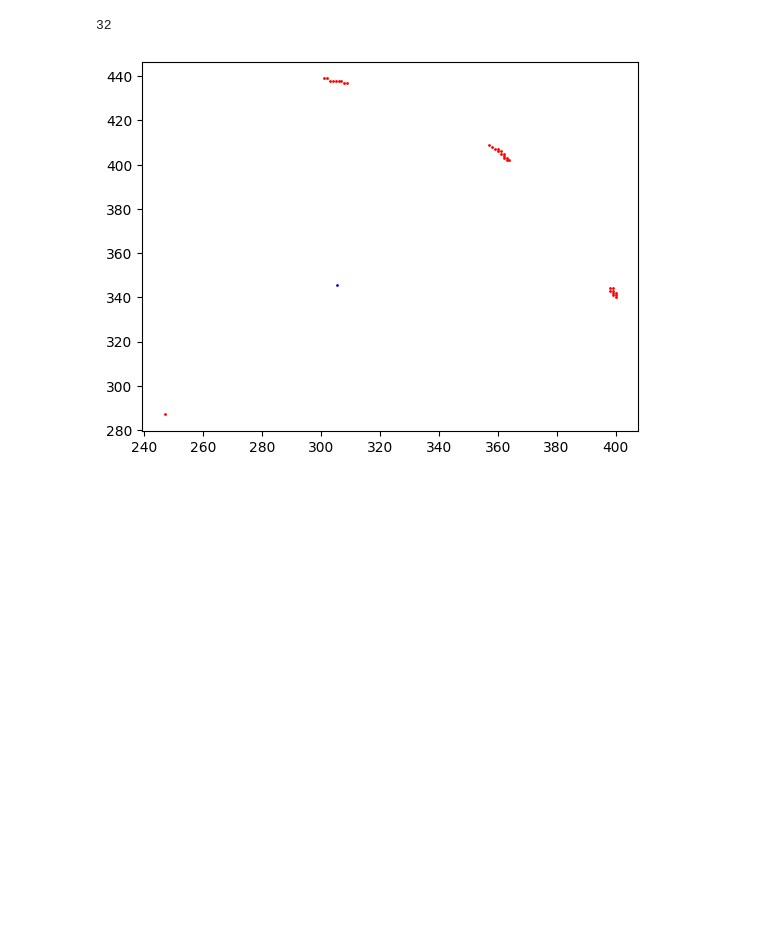
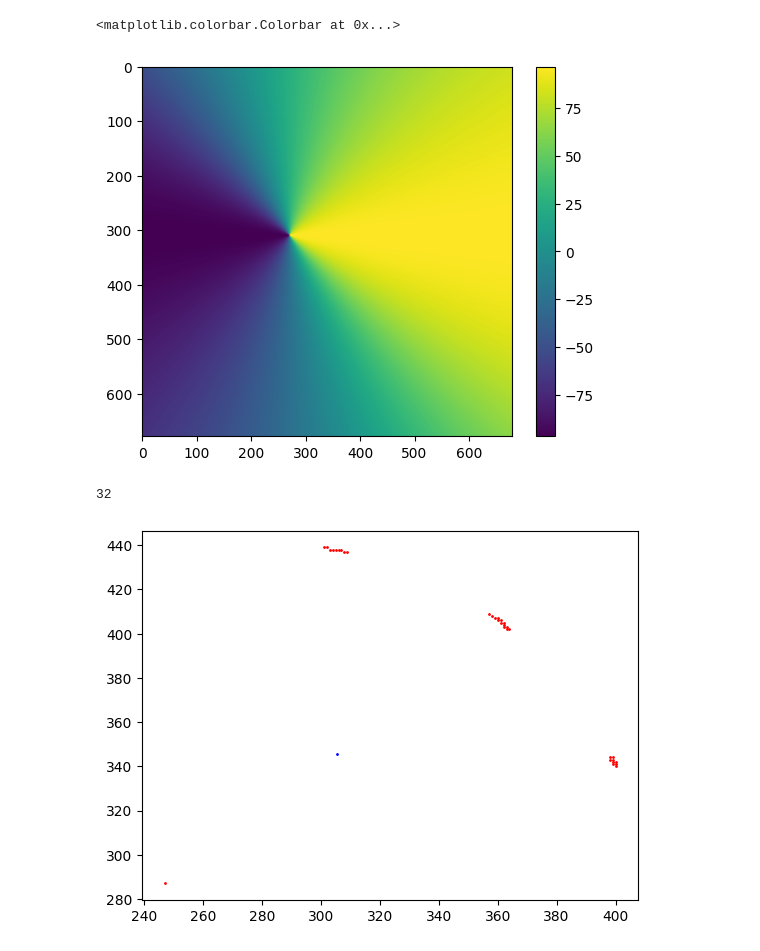
Before and after one commit to diceandcats/SURE-GW-lensing, a Jupyter notebook: Real stuffs/subpixel.ipynb, the cells around one changed output. Drawn from its saved outputs; the diff is of its cells as text; code cells hidden in the pictures; blank space fills up the shorter version.

```diff
--- a/Real stuffs/subpixel.ipynb
+++ b/Real stuffs/subpixel.ipynb
@@ -17,33 +17,40 @@ from lenstronomy.LensModel.lens_model import LensModel
 # specify the choice of lens models #
 lens_model_list = ['SIE']
 
 # setup lens model class with the list of lens models #
 lensModel = LensModel(lens_model_list=lens_model_list)
 
 # define parameter values of lens models #
 kwargs_sie = {'theta_E': 100, 'e1':0, 'e2':0.4, 'center_x': 270, 'center_y': 310}
 kwargs_lens = [kwargs_sie]
 
 # image plane coordinate #
 size = 678
 x_grid, y_grid = np.meshgrid(np.linspace(0, size, size+1), np.linspace(0, size, size+1))
 # Flatten the grid for calculations
 x_flat = x_grid.flatten()
 y_flat = y_grid.flatten()
 
 # Calculate convergence (kappa)
 kappa = lensModel.kappa(x_flat, y_flat, kwargs_lens)
 
 # Reshape back to 2D grid
 #kappa_2d = kappa.reshape(x_grid.shape)
 
 # ray-tracing to the source plane
 
 alpha_x, alpha_y = lensModel.alpha(x_flat, y_flat, kwargs_lens)
 # make beta_x and beta_y 2d
 
 alpha_x_2d = alpha_x.reshape(x_grid.shape) #(y,x)
 alpha_y_2d = alpha_y.reshape(x_grid.shape) #(y,x)
+
+
+plt.imshow(alpha_x_2d)
+plt.colorbar()
+# %% [output]
+<matplotlib.colorbar.Colorbar at 0x...>
+[figure, added]
 # %%
 # Assuming alpha_y_2d and alpha_x_2d are defined and 'size' is known
 coord = (305.5,345.4)
```
Also changed, not shown: parts of 5 cells of this notebook, 1 other file.
